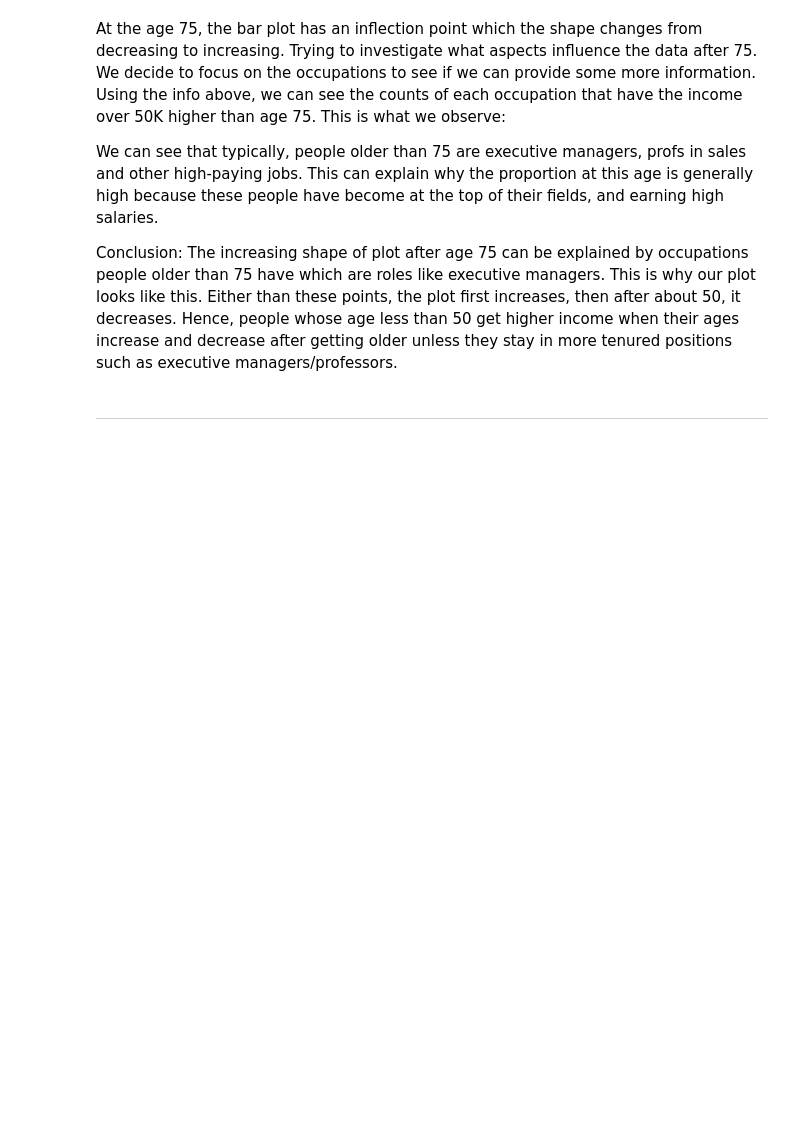
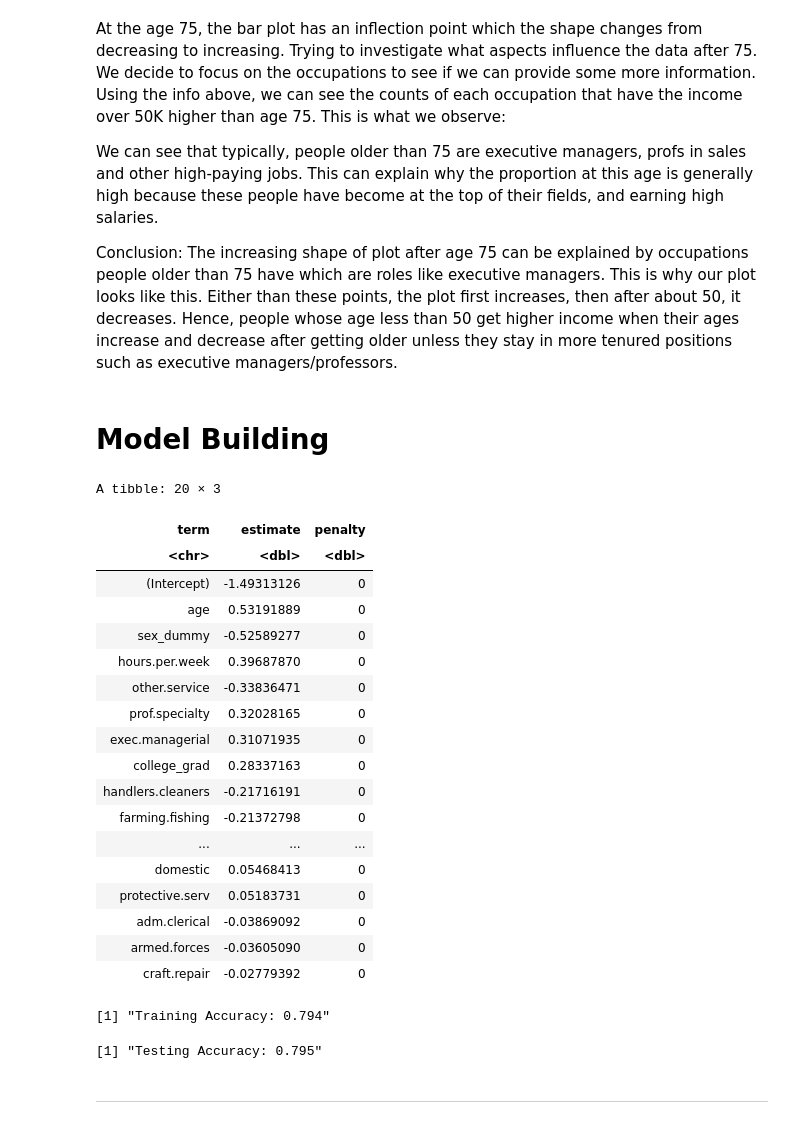
Before and after one commit to calvingdu/dsci100-003-23, a Jupyter notebook: src/project/project.ipynb, the cells around one changed output. Saved outputs shown, nothing was run; the diff lists cells and outputs as text; code cells hidden in the pictures; blank space fills up the shorter version.

Commit message:
made model

```diff
--- a/src/project/project.ipynb
+++ b/src/project/project.ipynb
@@ -285,6 +296,76 @@ At the age 75, the bar plot has an inflection point which the shape changes from
 We can see that typically, people older than 75 are executive managers, profs in sales and other high-paying jobs. This can explain why the proportion at this age is generally high because these people have become at the top of their fields, and earning high salaries.
 
 Conclusion: The increasing shape of plot after age 75 can be explained by occupations people older than 75 have which are roles like executive managers. This is why our plot looks like this. Either than these points, the plot first increases, then after about 50, it decreases. Hence, people whose age less than 50 get higher income when their ages increase and decrease after getting older unless they stay in more tenured positions such as executive managers/professors.
+# %% [markdown]
+# Model Building
+# %%
+
+log_reg_model <- logistic_reg(mixture = double(1), penalty = double(1)) %>%
+  set_engine("glmnet") %>%
+  set_mode("classification")
+
+log_reg_recipe <- recipe(income ~ age + hours.per.week + income + college_grad
+                         + sex_dummy + domestic
+                         # occupations
+                         + exec.managerial + machine.op.inspct + prof.specialty
+                         + adm.clerical + sales + transport.moving
+                         + craft.repair + other.service + farming.fishing
+                         + protective.serv + tech.support + handlers.cleaners
+                         + priv.house.serv + armed.forces,
+                         data = tidy_df) %>%
+  step_scale(all_numeric_predictors()) %>%
+  step_center(all_numeric_predictors())
+
+log_reg_fit <- workflow() |>
+  add_recipe(log_reg_recipe) |>
+  add_model(log_reg_model) |>
+  fit(data = tidy_df)
+
+model_summary <- tidy(log_reg_fit)
+model_summary %>% arrange(-abs(estimate))
+# %% [output]
+A tibble: 20 × 3
+| term | estimate | penalty |
+| <chr> | <dbl> | <dbl> |
+| (Intercept) | -1.49313126 | 0 |
+| age | 0.53191889 | 0 |
+| sex_dummy | -0.52589277 | 0 |
+| hours.per.week | 0.39687870 | 0 |
+| other.service | -0.33836471 | 0 |
+| prof.specialty | 0.32028165 | 0 |
+| exec.managerial | 0.31071935 | 0 |
+| college_grad | 0.28337163 | 0 |
+| handlers.cleaners | -0.21716191 | 0 |
+| farming.fishing | -0.21372798 | 0 |
+| ... | ... | ... |
+| domestic | 0.05468413 | 0 |
+| protective.serv | 0.05183731 | 0 |
+| adm.clerical | -0.03869092 | 0 |
+| armed.forces | -0.03605090 | 0 |
+| craft.repair | -0.02779392 | 0 |
+# %%
+train_df <- process_df(df_train)
+test_df <- process_df(df_test)
+
+get_model_metrics <- function(fit, df){
+  metrics <- predict(fit, df) %>%
+    bind_cols(df) %>%
+    mutate(truth = as.factor(income),
+          estimate = as.factor(.pred_class)) %>%
+    metrics(truth = truth, estimate = estimate)
+
+    return(metrics)
+}
+
+train_accuracy = get_model_metrics(log_reg_fit, train_df) %>% filter(.metric == "accuracy") %>% select(.estimate) %>% pull(1)
+test_accuracy = get_model_metrics(log_reg_fit, test_df) %>% filter(.metric == "accuracy") %>% select(.estimate) %>% pull(1)
+
+
+paste0("Training Accuracy: ", round(train_accuracy, 3))
+paste0("Testing Accuracy: ", round(test_accuracy, 3))
+# %% [output]
+[1] "Training Accuracy: 0.794"
+[1] "Testing Accuracy: 0.795"
 # %% [markdown]
 ---
 # %% [markdown]
```
Also changed, not shown: parts of 10 cells of this notebook, 1 other file.
